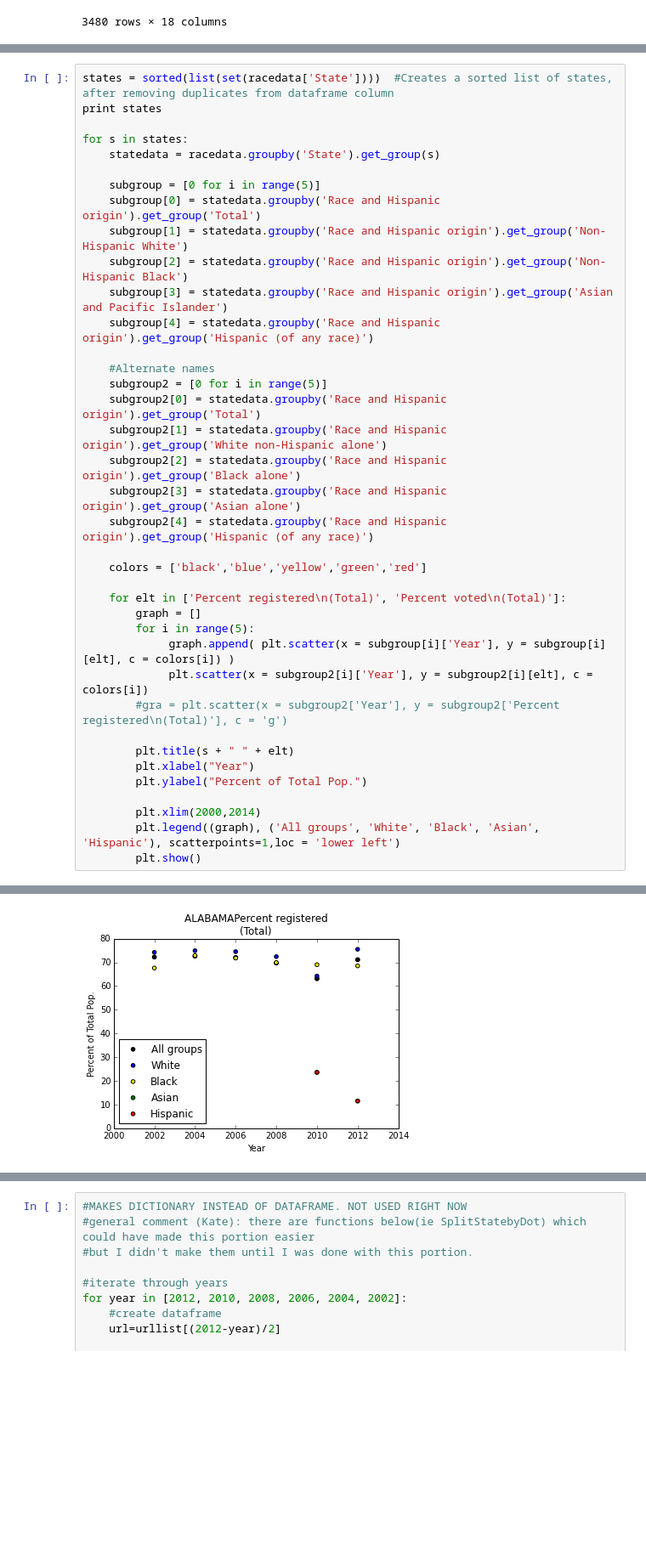
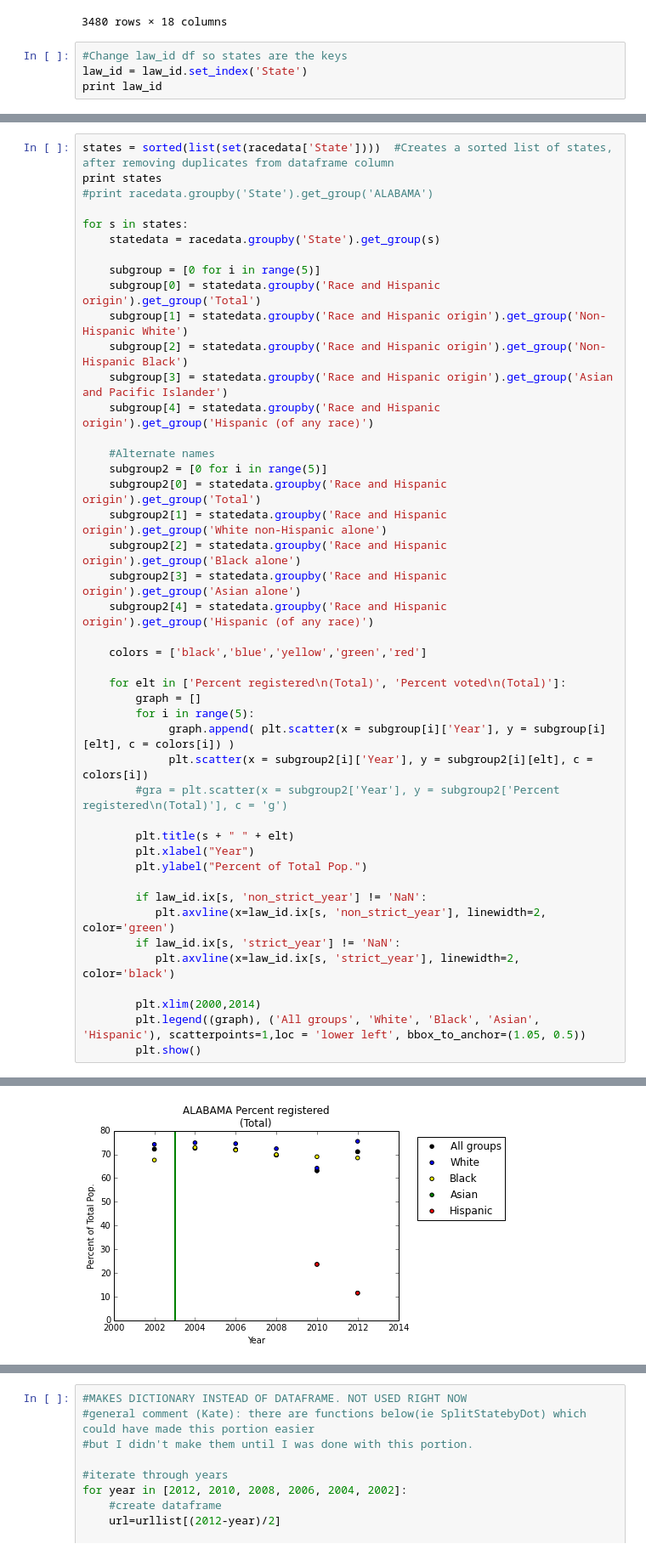
Before and after one commit to meenaboppana/voterid, a Jupyter notebook: Version_12_6.ipynb, the cells around one changed output, grey strips where cells are left out. Shown at 85% size. Cells and saved outputs as stored; diff of their text form; blank space fills up the shorter version.

Commit message:
Added lines representing when law is enacted to plots

```diff
--- a/Version_12_6.ipynb
+++ b/Version_12_6.ipynb
@@ -226,3 +226,7 @@ nan
 | 3478 | WYOMING | Black alone or in combination | 4 | 4 | 2 | ... |
 | 3479 | WYOMING | Asian alone or in combination | 4 | 3 | 2 | ... |
 3480 rows × 18 columns
+# %%
+#Change law_id df so states are the keys
+law_id = law_id.set_index('State')
+print law_id
@@ -229,6 +251,7 @@ nan
 # %%
 states = sorted(list(set(racedata['State'])))  #Creates a sorted list of states, after removing duplicates from dataframe column
 print states
+#print racedata.groupby('State').get_group('ALABAMA')
 
 for s in states:
     statedata = racedata.groupby('State').get_group(s)
@@ -238,32 +261,37 @@ for s in states:
     subgroup[1] = statedata.groupby('Race and Hispanic origin').get_group('Non-Hispanic White')
     subgroup[2] = statedata.groupby('Race and Hispanic origin').get_group('Non-Hispanic Black')
     subgroup[3] = statedata.groupby('Race and Hispanic origin').get_group('Asian and Pacific Islander')
     subgroup[4] = statedata.groupby('Race and Hispanic origin').get_group('Hispanic (of any race)')
 
     #Alternate names
     subgroup2 = [0 for i in range(5)]
     subgroup2[0] = statedata.groupby('Race and Hispanic origin').get_group('Total')
     subgroup2[1] = statedata.groupby('Race and Hispanic origin').get_group('White non-Hispanic alone')
     subgroup2[2] = statedata.groupby('Race and Hispanic origin').get_group('Black alone')
     subgroup2[3] = statedata.groupby('Race and Hispanic origin').get_group('Asian alone')
     subgroup2[4] = statedata.groupby('Race and Hispanic origin').get_group('Hispanic (of any race)')
 
     colors = ['black','blue','yellow','green','red']
 
     for elt in ['Percent registered\n(Total)', 'Percent voted\n(Total)']:
         graph = []
         for i in range(5):
              graph.append( plt.scatter(x = subgroup[i]['Year'], y = subgroup[i][elt], c = colors[i]) )
              plt.scatter(x = subgroup2[i]['Year'], y = subgroup2[i][elt], c = colors[i])
         #gra = plt.scatter(x = subgroup2['Year'], y = subgroup2['Percent registered\n(Total)'], c = 'g')
 
         plt.title(s + " " + elt)
         plt.xlabel("Year")
         plt.ylabel("Percent of Total Pop.")
 
+        if law_id.ix[s, 'non_strict_year'] != 'NaN':
+           plt.axvline(x=law_id.ix[s, 'non_strict_year'], linewidth=2, color='green')
+        if law_id.ix[s, 'strict_year'] != 'NaN':
+           plt.axvline(x=law_id.ix[s, 'strict_year'], linewidth=2, color='black')
+
         plt.xlim(2000,2014)
-        plt.legend((graph), ('All groups', 'White', 'Black', 'Asian', 'Hispanic'), scatterpoints=1,loc = 'lower left')
+        plt.legend((graph), ('All groups', 'White', 'Black', 'Asian', 'Hispanic'), scatterpoints=1,loc = 'lower left', bbox_to_anchor=(1.05, 0.5))
         plt.show()
 # %% [output]
 ['ALABAMA', 'ALASKA', 'ARIZONA', 'ARKANSAS', 'CALIFORNIA', 'COLORADO', 'CONNECTICUT', 'DELAWARE', 'DISTRICT OF COLUMBIA', 'FLORIDA', 'GEORGIA', 'HAWAII', 'IDAHO', 'ILLINOIS', 'INDIANA', 'IOWA', 'KANSA ...
-[figure, old version]
+[figure, new version]
```
Also changed, not shown: parts of 2 cells of this notebook.
